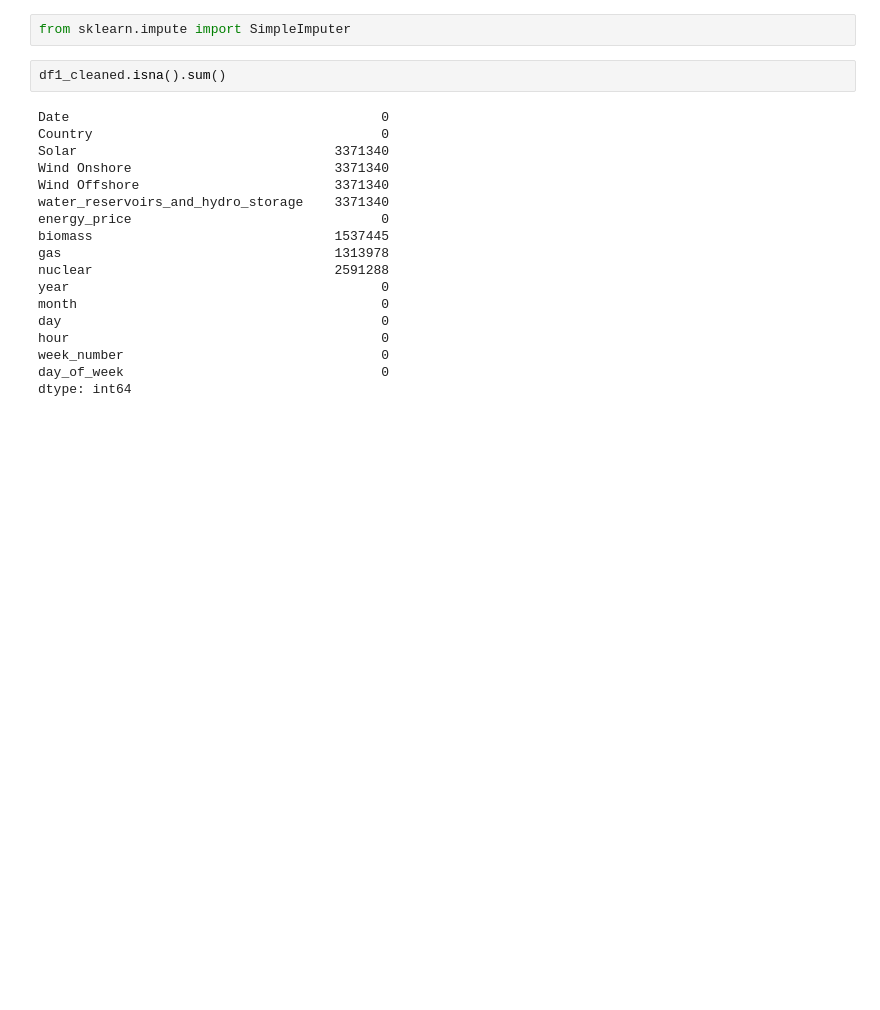
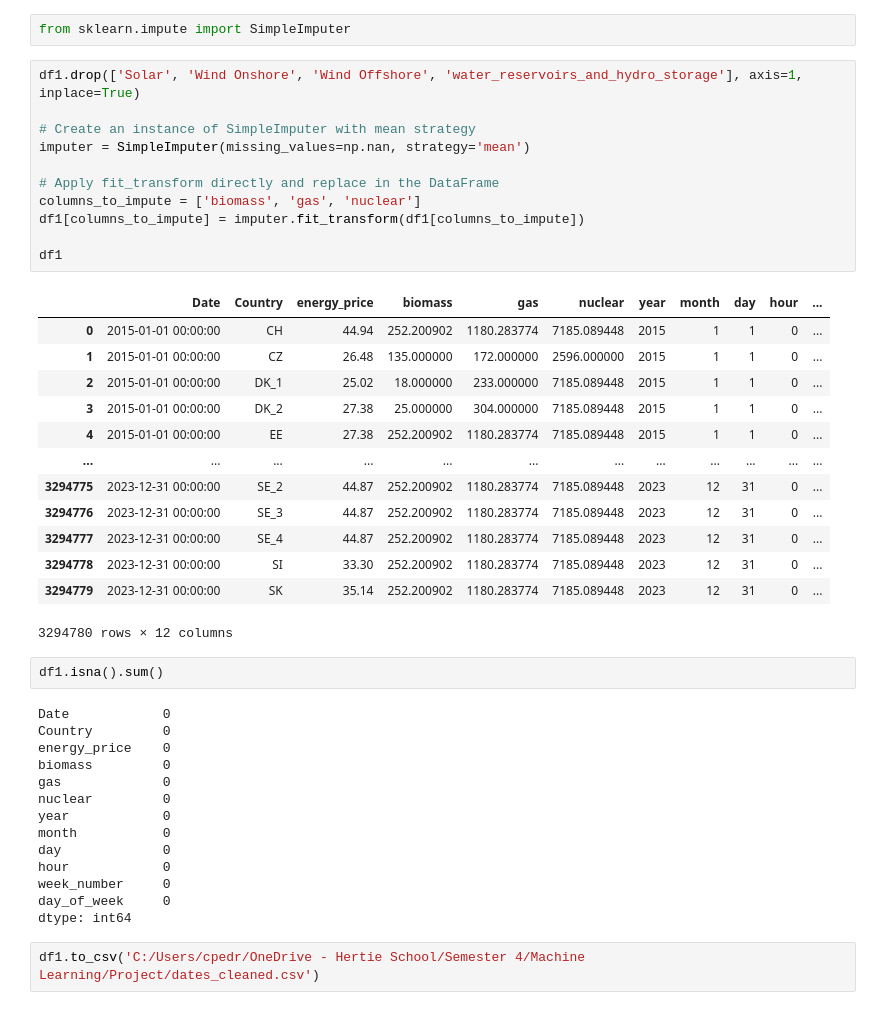
Before and after one commit to hertiemlteam/machine_learning, a Jupyter notebook: cleaned_data.ipynb, the cells around one changed output. Cells and saved outputs as stored; diff of their text form; blank space fills up the shorter version.

```diff
--- a/cleaned_data.ipynb
+++ b/cleaned_data.ipynb
@@ -174,22 +197,45 @@ df1_cleaned
 # %%
 from sklearn.impute import SimpleImputer
+# %%
+df1.drop(['Solar', 'Wind Onshore', 'Wind Offshore', 'water_reservoirs_and_hydro_storage'], axis=1, inplace=True)
+
+# Create an instance of SimpleImputer with mean strategy
+imputer = SimpleImputer(missing_values=np.nan, strategy='mean')
+
+# Apply fit_transform directly and replace in the DataFrame
+columns_to_impute = ['biomass', 'gas', 'nuclear']
+df1[columns_to_impute] = imputer.fit_transform(df1[columns_to_impute])
+
+df1
+# %% [output]
+|  | Date | Country | energy_price | biomass | gas | nuclear | year | month | day | hour | ... |
+| 0 | 2015-01-01 00:00:00 | CH | 44.94 | 252.200902 | 1180.283774 | 7185.089448 | 2015 | 1 | 1 | 0 | ... |
+| 1 | 2015-01-01 00:00:00 | CZ | 26.48 | 135.000000 | 172.000000 | 2596.000000 | 2015 | 1 | 1 | 0 | ... |
+| 2 | 2015-01-01 00:00:00 | DK_1 | 25.02 | 18.000000 | 233.000000 | 7185.089448 | 2015 | 1 | 1 | 0 | ... |
+| 3 | 2015-01-01 00:00:00 | DK_2 | 27.38 | 25.000000 | 304.000000 | 7185.089448 | 2015 | 1 | 1 | 0 | ... |
+| 4 | 2015-01-01 00:00:00 | EE | 27.38 | 252.200902 | 1180.283774 | 7185.089448 | 2015 | 1 | 1 | 0 | ... |
+| ... | ... | ... | ... | ... | ... | ... | ... | ... | ... | ... | ... |
+| 3294775 | 2023-12-31 00:00:00 | SE_2 | 44.87 | 252.200902 | 1180.283774 | 7185.089448 | 2023 | 12 | 31 | 0 | ... |
+| 3294776 | 2023-12-31 00:00:00 | SE_3 | 44.87 | 252.200902 | 1180.283774 | 7185.089448 | 2023 | 12 | 31 | 0 | ... |
+| 3294777 | 2023-12-31 00:00:00 | SE_4 | 44.87 | 252.200902 | 1180.283774 | 7185.089448 | 2023 | 12 | 31 | 0 | ... |
+| 3294778 | 2023-12-31 00:00:00 | SI | 33.30 | 252.200902 | 1180.283774 | 7185.089448 | 2023 | 12 | 31 | 0 | ... |
+| 3294779 | 2023-12-31 00:00:00 | SK | 35.14 | 252.200902 | 1180.283774 | 7185.089448 | 2023 | 12 | 31 | 0 | ... |
+3294780 rows × 12 columns
 # %%
-df1_cleaned.isna().sum()
+df1.isna().sum()
 # %% [output]
-Date                                        0
-Country                                     0
-Solar                                 3371340
-Wind Onshore                          3371340
-Wind Offshore                         3371340
-water_reservoirs_and_hydro_storage    3371340
-energy_price                                0
-biomass                               1537445
-gas                                   1313978
-nuclear                               2591288
-year                                        0
-month                                       0
-day                                         0
-hour                                        0
-week_number                                 0
-day_of_week                                 0
+Date            0
+Country         0
+energy_price    0
+biomass         0
+gas             0
+nuclear         0
+year            0
+month           0
+day             0
+hour            0
+week_number     0
+day_of_week     0
 dtype: int64
+# %%
+df1.to_csv('C:/Users/cpedr/OneDrive - Hertie School/Semester 4/Machine Learning/Project/dates_cleaned.csv')
```
Also changed, not shown: parts of 21 cells of this notebook.
